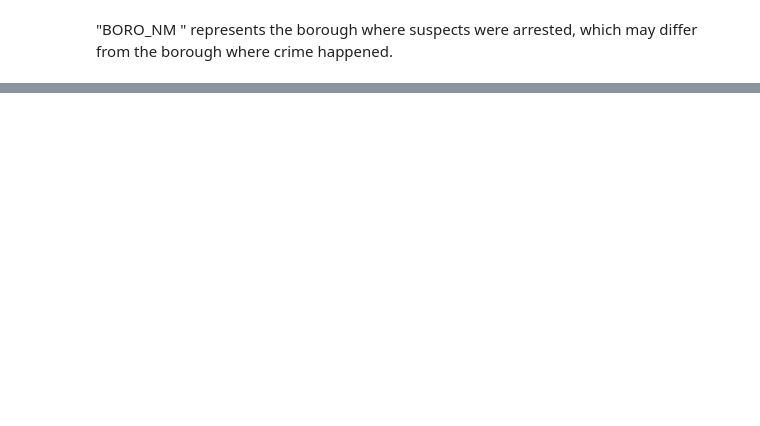
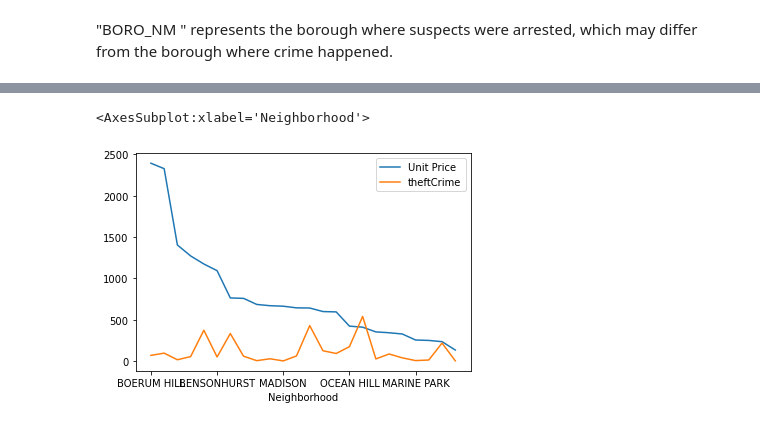
Before and after one commit to Dh0le/2022Spring_Finals, a Jupyter notebook: IS597 Final Project.ipynb, the cells around one changed output, grey strips where cells are left out. Saved outputs shown, nothing was run; the diff lists cells and outputs as text; code cells hidden in the pictures; blank space fills up the shorter version.

```diff
--- a/IS597 Final Project.ipynb
+++ b/IS597 Final Project.ipynb
@@ -505,0 +562,5 @@ findExpansive(BronxData)
+# %%
+BrooklynFinal[["Unit Price","theftCrime"]].plot()
+# %% [output]
+<AxesSubplot:xlabel='Neighborhood'>
+[figure, added]
```
Also changed, not shown: parts of 48 cells of this notebook.
